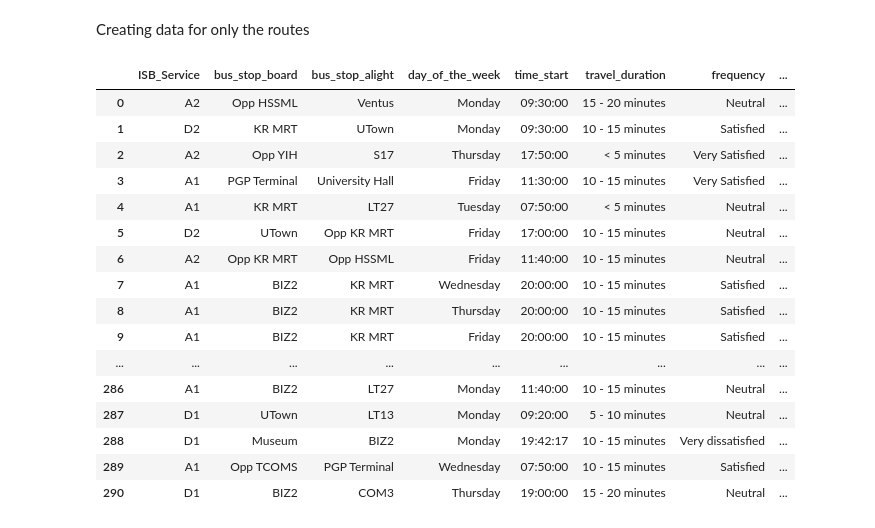
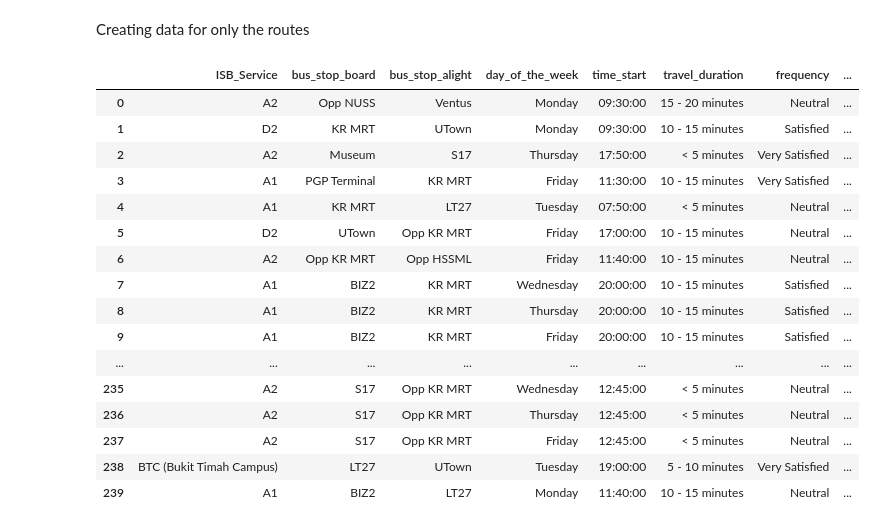
Before and after one commit to angelynnnnn/Optimizing-Public-Transport-Data, a Jupyter notebook: data_cleaning.ipynb, the cells around one changed output. Drawn from its saved outputs; the diff is of its cells as text; code cells hidden in the pictures.

Commit message:
left last 2 columns the same, and separated non trips from routedata

```diff
--- a/data_cleaning.ipynb
+++ b/data_cleaning.ipynb
@@ -345,3 +349,24 @@ data
 | 74 | 10/18/2024 22:20:22 | Undergraduate student | 3 - 4 days a week | Commute to classes | Monday, Tuesday, Thursday, Friday | 0800 - 0900, 0900 - 1000, 1100 - ... | ... |
 | 75 | 10/18/2024 22:30:15 | Undergraduate student | 3 - 4 days a week | Commute to classes | Monday, Tuesday, Thursday, Friday | 0800 - 0900, 1100 - 1200, 1300 - ... | ... |
 | 76 | 10/20/2024 19:56:26 | Undergraduate student | Less than once a week | Accessing campus facilities (gym,... | Wednesday | 1700 - 1800 | ... |
+# %%
+# for unfilled trips 2 and trips 3, replace values with "no trip"
+
+def update_trips(data):
+    for i in range(2, 4):  # Iterating through trip 2 and trip 3 since trip 1 is compulsory
+        service_col = f'ISB_Service_trip_{i}'
+        trip_cols = [
+            f'bus_stop_board_trip_{i}', f'bus_stop_alight_trip_{i}',
+            f'day_of_the_week_trip_{i}', f'time_start_trip_{i}',
+            f'travel_duration_trip_{i}', f'frequency_trip_{i}',
+            f'punctuality_trip_{i}', f'cleanliness_trip_{i}',
+            f'safety_trip_{i}', f'coverage_trip_{i}', f'crowdedness_trip_{i}'
+        ]
+
+        # Apply condition to replace columns with "No trip" if service column is NaN
+        data.loc[data[service_col].isna(), [service_col] + trip_cols] = "No trip"
+
+    return data
+
+data = update_trips(data)
+data
@@ -348,8 +391,12 @@ data
 # %%
-#for each column, replace any na found with a random non-null value from the column
+#for each column except the last 2, replace any na found with a random non-null value, excluding "No trip" from the column
 
-for column in data.columns:
-    non_null_value = data[column].dropna().values
+# Get all columns except the last two
+columns_to_process = data.columns[:-2]
+
+for column in columns_to_process:
+    # Exclude "No trip" values along with NaN values
+    non_null_value = data[column].dropna()[data[column] != "No trip"].values
     data[column] = data[column].apply(lambda x: np.random.choice(non_null_value) if pd.isnull(x) else x)
 
 data
@@ -406,6 +451,10 @@ def validate_bus_stops(data, bus_routes):
             bus = row[service_col]
             start = row[board_col]
             end = row[alight_col]
+
+            # Check for "No trip"
+            if bus == "No trip":
+              return bus, start, end  # Return as is
 
             # Get the route for the bus
             route = bus_routes.get(bus, [])
@@ -458,9 +507,6 @@ def validate_bus_stops(data, bus_routes):
     return data
 
 data = validate_bus_stops(data, bus_routes)
-
-
-validate_bus_stops(data, bus_routes)
 data
 # %% [output]
 |  | timestamp | role | frequency_of_travel | primary_purpose | travel_days | travel_hours | ... |
@@ -522,38 +570,38 @@ Creating data for only the routes
 # %%
 trips = ['trip_1', 'trip_2', 'trip_3']
 trip_dataframes = []
 
 for trip in trips:
     trip_df = data.loc[:, f'ISB_Service_{trip}': f'crowdedness_{trip}']
 
     trip_df.rename(columns={f'ISB_Service_{trip}': 'ISB_Service',
                             f'bus_stop_board_{trip}': 'bus_stop_board',
                             f'bus_stop_alight_{trip}': 'bus_stop_alight',
                             f'day_of_the_week_{trip}': 'day_of_the_week',
                             f'time_start_{trip}': 'time_start',
                             f'travel_duration_{trip}': 'travel_duration',
                             f'frequency_{trip}': 'frequency',
                             f'punctuality_{trip}': 'punctuality',
                             f'cleanliness_{trip}': 'cleanliness',
                             f'safety_{trip}': 'safety',
                             f'coverage_{trip}': 'coverage',
                             f'crowdedness_{trip}': 'crowdedness'}, inplace=True)
 
     trip_dataframes.append(trip_df)
 
 routedata = pd.concat(trip_dataframes, axis=0)
-routedata = routedata.dropna() # drops row with any NA value
+routedata = routedata[routedata['ISB_Service'] != "No trip"]  # Drop rows where ISB_Service is "No trip"
 
 # Split rows containing multiple days under day_of_the_week column
 routedata['day_of_the_week'] = routedata['day_of_the_week'].str.split(', ')
 routedata = routedata.explode('day_of_the_week').reset_index(drop=True)
 routedata
 # %% [output]
 |  | ISB_Service | bus_stop_board | bus_stop_alight | day_of_the_week | time_start | travel_duration | frequency | ... |
-| 0 | A2 | Opp HSSML | Ventus | Monday | 09:30:00 | 15 - 20 minutes | Neutral | ... |
+| 0 | A2 | Opp NUSS | Ventus | Monday | 09:30:00 | 15 - 20 minutes | Neutral | ... |
 | 1 | D2 | KR MRT | UTown | Monday | 09:30:00 | 10 - 15 minutes | Satisfied | ... |
-| 2 | A2 | Opp YIH | S17 | Thursday | 17:50:00 | < 5 minutes | Very Satisfied | ... |
-| 3 | A1 | PGP Terminal | University Hall | Friday | 11:30:00 | 10 - 15 minutes | Very Satisfied | ... |
+| 2 | A2 | Museum | S17 | Thursday | 17:50:00 | < 5 minutes | Very Satisfied | ... |
+| 3 | A1 | PGP Terminal | KR MRT | Friday | 11:30:00 | 10 - 15 minutes | Very Satisfied | ... |
 | 4 | A1 | KR MRT | LT27 | Tuesday | 07:50:00 | < 5 minutes | Neutral | ... |
 | 5 | D2 | UTown | Opp KR MRT | Friday | 17:00:00 | 10 - 15 minutes | Neutral | ... |
 | 6 | A2 | Opp KR MRT | Opp HSSML | Friday | 11:40:00 | 10 - 15 minutes | Neutral | ... |
@@ -561,11 +609,11 @@ routedata
 | 8 | A1 | BIZ2 | KR MRT | Thursday | 20:00:00 | 10 - 15 minutes | Satisfied | ... |
 | 9 | A1 | BIZ2 | KR MRT | Friday | 20:00:00 | 10 - 15 minutes | Satisfied | ... |
 | ... | ... | ... | ... | ... | ... | ... | ... | ... |
-| 286 | A1 | BIZ2 | LT27 | Monday | 11:40:00 | 10 - 15 minutes | Neutral | ... |
-| 287 | D1 | UTown | LT13 | Monday | 09:20:00 | 5 - 10 minutes | Neutral | ... |
-| 288 | D1 | Museum | BIZ2 | Monday | 19:42:17 | 10 - 15 minutes | Very dissatisfied | ... |
-| 289 | A1 | Opp TCOMS | PGP Terminal | Wednesday | 07:50:00 | 10 - 15 minutes | Satisfied | ... |
-| 290 | D1 | BIZ2 | COM3 | Thursday | 19:00:00 | 15 - 20 minutes | Neutral | ... |
+| 235 | A2 | S17 | Opp KR MRT | Wednesday | 12:45:00 | < 5 minutes | Neutral | ... |
+| 236 | A2 | S17 | Opp KR MRT | Thursday | 12:45:00 | < 5 minutes | Neutral | ... |
+| 237 | A2 | S17 | Opp KR MRT | Friday | 12:45:00 | < 5 minutes | Neutral | ... |
+| 238 | BTC (Bukit Timah Campus) | LT27 | UTown | Tuesday | 19:00:00 | 5 - 10 minutes | Very Satisfied | ... |
+| 239 | A1 | BIZ2 | LT27 | Monday | 11:40:00 | 10 - 15 minutes | Neutral | ... |
 # %%
 # Save cleaned route data into a CSV file
 # routedata.to_csv('cleaned_routes.csv', index=False)
```
Also changed, not shown: parts of 5 cells of this notebook.
